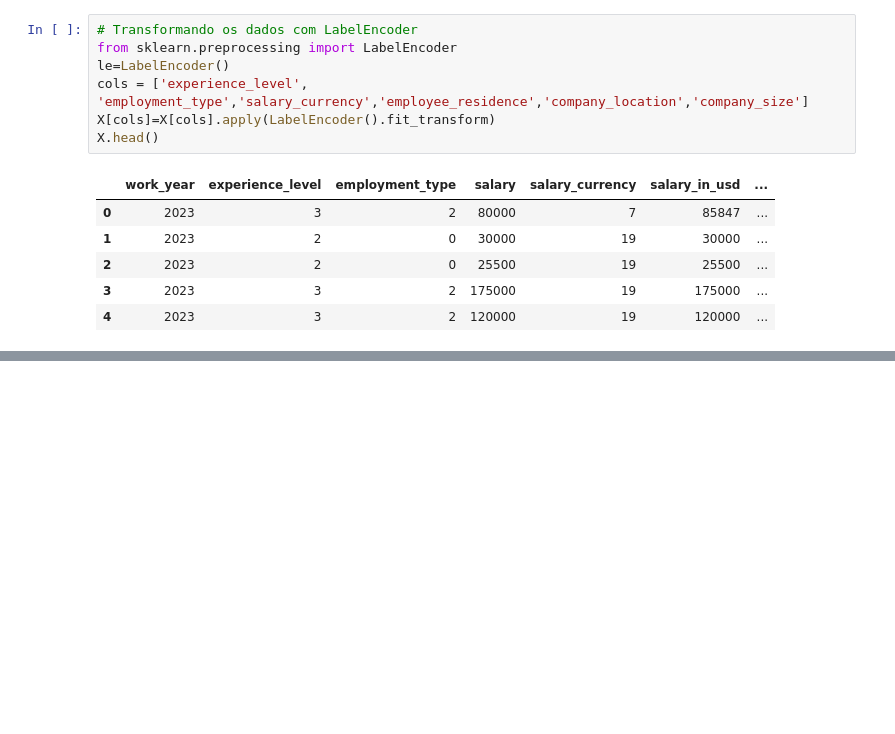
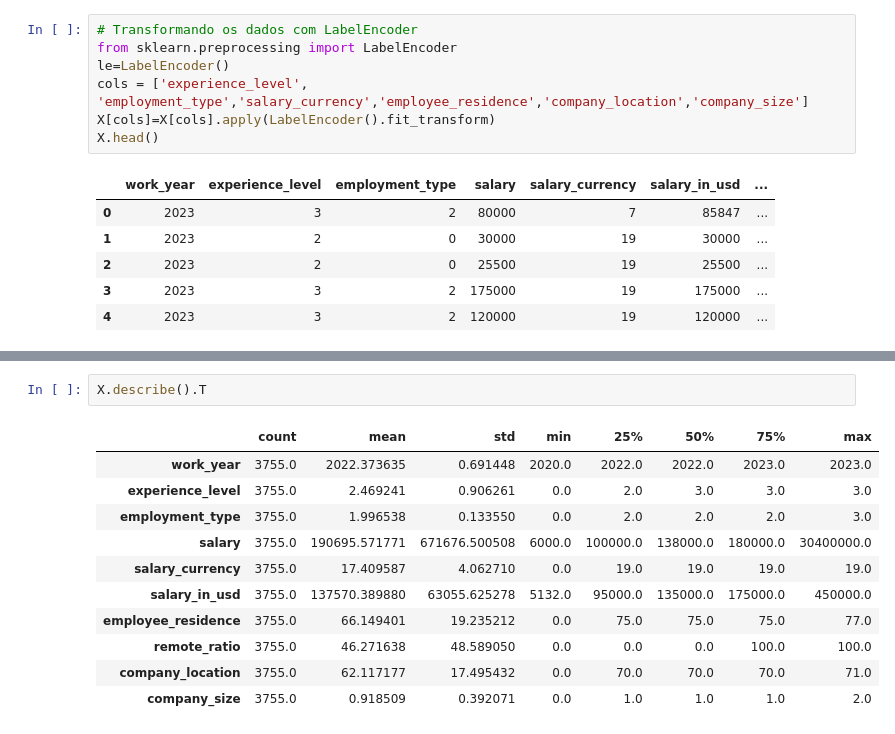
Before and after one commit to jaisson-italo/ds_salary_machine_learning_I, a Jupyter notebook: projeto_ml.ipynb, the cells around one changed output, grey strips where cells are left out. Cells and saved outputs as stored; diff of their text form; blank space fills up the shorter version.

Commit message:
Describe Transposto

```diff
--- a/projeto_ml.ipynb
+++ b/projeto_ml.ipynb
@@ -825,0 +840,14 @@ X.head()
+# %%
+X.describe().T
+# %% [output]
+|  | count | mean | std | min | 25% | 50% | 75% | max |
+| work_year | 3755.0 | 2022.373635 | 0.691448 | 2020.0 | 2022.0 | 2022.0 | 2023.0 | 2023.0 |
+| experience_level | 3755.0 | 2.469241 | 0.906261 | 0.0 | 2.0 | 3.0 | 3.0 | 3.0 |
+| employment_type | 3755.0 | 1.996538 | 0.133550 | 0.0 | 2.0 | 2.0 | 2.0 | 3.0 |
+| salary | 3755.0 | 190695.571771 | 671676.500508 | 6000.0 | 100000.0 | 138000.0 | 180000.0 | 30400000.0 |
+| salary_currency | 3755.0 | 17.409587 | 4.062710 | 0.0 | 19.0 | 19.0 | 19.0 | 19.0 |
+| salary_in_usd | 3755.0 | 137570.389880 | 63055.625278 | 5132.0 | 95000.0 | 135000.0 | 175000.0 | 450000.0 |
+| employee_residence | 3755.0 | 66.149401 | 19.235212 | 0.0 | 75.0 | 75.0 | 75.0 | 77.0 |
+| remote_ratio | 3755.0 | 46.271638 | 48.589050 | 0.0 | 0.0 | 0.0 | 100.0 | 100.0 |
+| company_location | 3755.0 | 62.117177 | 17.495432 | 0.0 | 70.0 | 70.0 | 70.0 | 71.0 |
+| company_size | 3755.0 | 0.918509 | 0.392071 | 0.0 | 1.0 | 1.0 | 1.0 | 2.0 |
```
Also changed, not shown: parts of 1 cell of this notebook.
